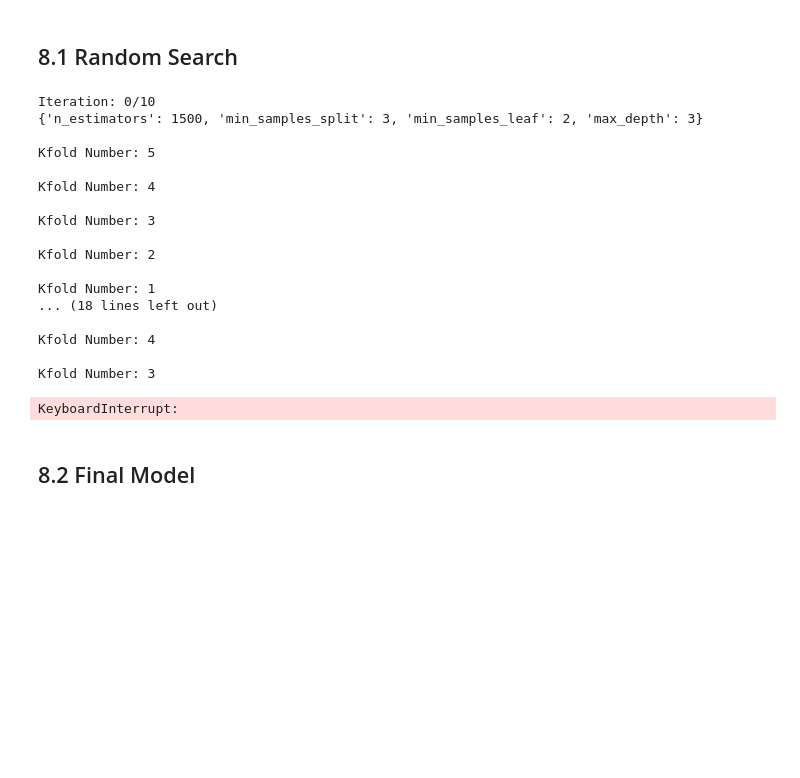
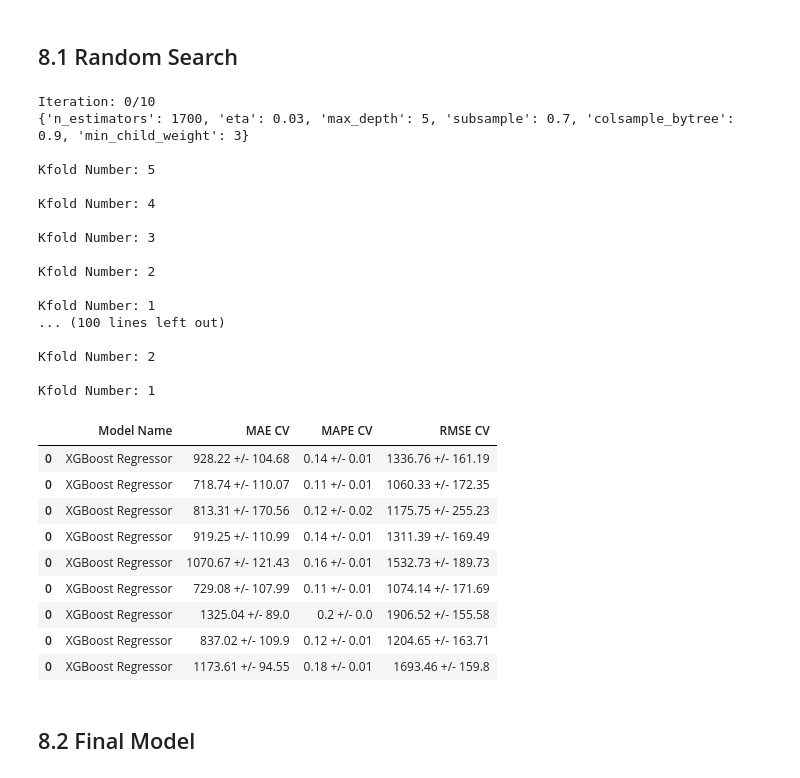
Before and after one commit to IgorAMorais/sales_prediction, a Jupyter notebook: store_sales_prediction.ipynb, the cells around one changed output. Saved outputs shown, nothing was run; the diff lists cells and outputs as text; code cells hidden in the pictures; blank space fills up the shorter version.

```diff
--- a/store_sales_prediction.ipynb
+++ b/store_sales_prediction.ipynb
@@ -1139,44 +1146,55 @@ param = {'n_estimators': [1500, 1700, 2500, 3000, 3500],
 max_iter = 10
 # %%
-final_result = pd.DataFrame()
+#final_result = pd.DataFrame()
 
-for i in range (max_iter-1):
+#for i in range (max_iter-1):
     # choose values for parameters randomly
-    print(f'\nIteration: {i}/{max_iter}')
-    hp = {k: random.choice(v) for k, v in param.items()}
-    print(hp)
+#    print(f'\nIteration: {i}/{max_iter}')
+#    hp = {k: random.choice(v) for k, v in param.items()}
+#    print(hp)
 
     # model
-    model_rf = RandomForestRegressor(n_estimators=hp['n_estimators'],
-                                     n_jobs=-1,
-                                     min_samples_split=hp['min_samples_split'],
-                                     min_samples_leaf=hp['min_samples_leaf'],
-                                     max_depth=hp['max_depth'])
+#    model_xgb = xgb.XGBRegressor(objective='reg:squarederror',
+#                                 n_estimators=hp['n_estimators'],
+#                                 eta=hp['eta'],
+#                                 max_depth=hp['max_depth'],
+#                                 subsample=hp['subsample'],
+#                                 colsample_bytree=hp['colsample_bytree'],
+#                                 min_child_weight=hp['min_child_weight'])
 
     # performance
-    result = cross_validation(x_training, 5, 'Random Forest Regressor', model_rf, verbose=True)
-    final_result = pd.concat([final_result, result])
+#    result = cross_validation(x_training, 5, 'XGBoost Regressor', model_xgb, verbose=True)
+#    final_result = pd.concat([final_result, result])
 
-final_result
+#final_result
 # %% [output]
 Iteration: 0/10
-{'n_estimators': 1500, 'min_samples_split': 3, 'min_samples_leaf': 2, 'max_depth': 3}
+{'n_estimators': 1700, 'eta': 0.03, 'max_depth': 5, 'subsample': 0.7, 'colsample_bytree': 0.9, 'min_child_weight': 3}
 
 Kfold Number: 5
 
 Kfold Number: 4
 
 Kfold Number: 3
 
 Kfold Number: 2
 
 Kfold Number: 1
-... (18 lines left out)
+... (100 lines left out)
 
-Kfold Number: 4
+Kfold Number: 2
 
-Kfold Number: 3
+Kfold Number: 1
-KeyboardInterrupt:
+|  | Model Name | MAE CV | MAPE CV | RMSE CV |
+| 0 | XGBoost Regressor | 928.22 +/- 104.68 | 0.14 +/- 0.01 | 1336.76 +/- 161.19 |
+| 0 | XGBoost Regressor | 718.74 +/- 110.07 | 0.11 +/- 0.01 | 1060.33 +/- 172.35 |
+| 0 | XGBoost Regressor | 813.31 +/- 170.56 | 0.12 +/- 0.02 | 1175.75 +/- 255.23 |
+| 0 | XGBoost Regressor | 919.25 +/- 110.99 | 0.14 +/- 0.01 | 1311.39 +/- 169.49 |
+| 0 | XGBoost Regressor | 1070.67 +/- 121.43 | 0.16 +/- 0.01 | 1532.73 +/- 189.73 |
+| 0 | XGBoost Regressor | 729.08 +/- 107.99 | 0.11 +/- 0.01 | 1074.14 +/- 171.69 |
+| 0 | XGBoost Regressor | 1325.04 +/- 89.0 | 0.2 +/- 0.0 | 1906.52 +/- 155.58 |
+| 0 | XGBoost Regressor | 837.02 +/- 109.9 | 0.12 +/- 0.01 | 1204.65 +/- 163.71 |
+| 0 | XGBoost Regressor | 1173.61 +/- 94.55 | 0.18 +/- 0.01 | 1693.46 +/- 159.8 |
 # %% [markdown]
 ## 8.2 Final Model
 # %%
```
Also changed, not shown: parts of 11 cells of this notebook.
